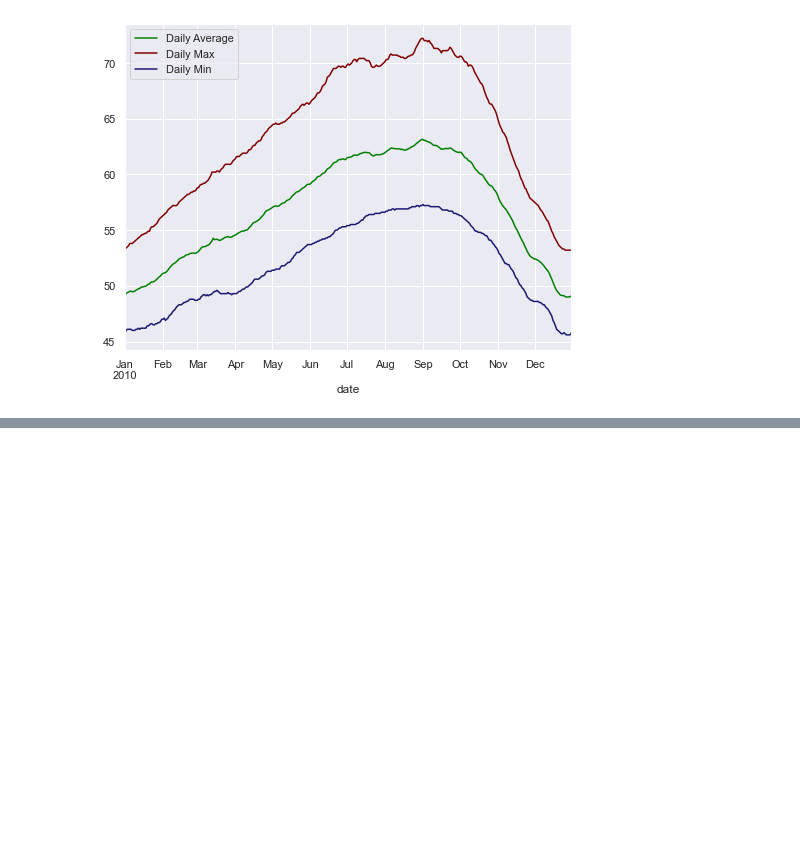
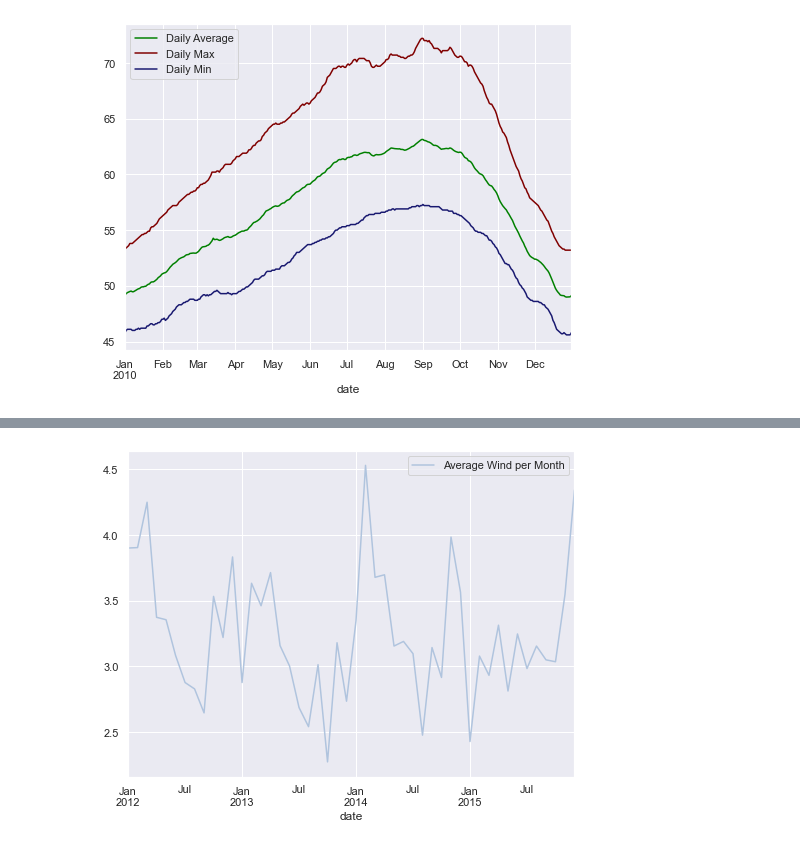
Before and after one commit to masonsherbondy/time-series-exercises, a Jupyter notebook: working_with_time_series_data.ipynb, the cells around one changed output, grey strips where cells are left out. Saved outputs shown, nothing was run; the diff lists cells and outputs as text; code cells hidden in the pictures; blank space fills up the shorter version.

```diff
--- a/working_with_time_series_data.ipynb
+++ b/working_with_time_series_data.ipynb
@@ -357,0 +494,4 @@ plt.legend();
+# %%
+#resample data by monthly averages
+monthly_averages = df.resample('M').mean()
+monthly_averages.head()
@@ -357,0 +506,6 @@ plt.legend();
+# %%
+#plot average wind per month
+monthly_averages.wind.plot(c = 'lightsteelblue', label = 'Average Wind per Month')
+plt.legend();
+# %% [output]
+[figure, added]
```
Also changed, not shown: parts of 41 cells of this notebook.
